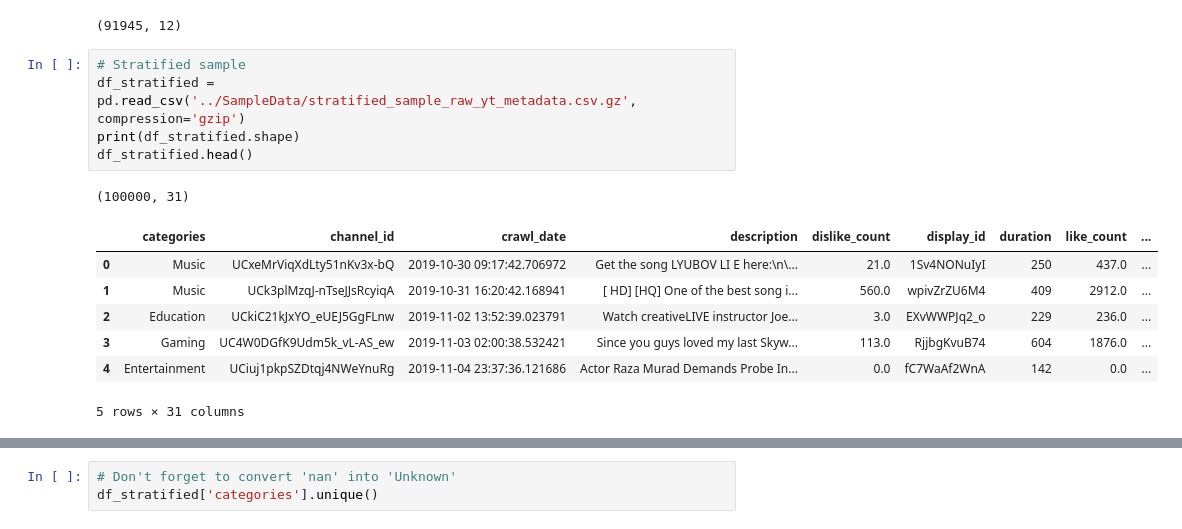
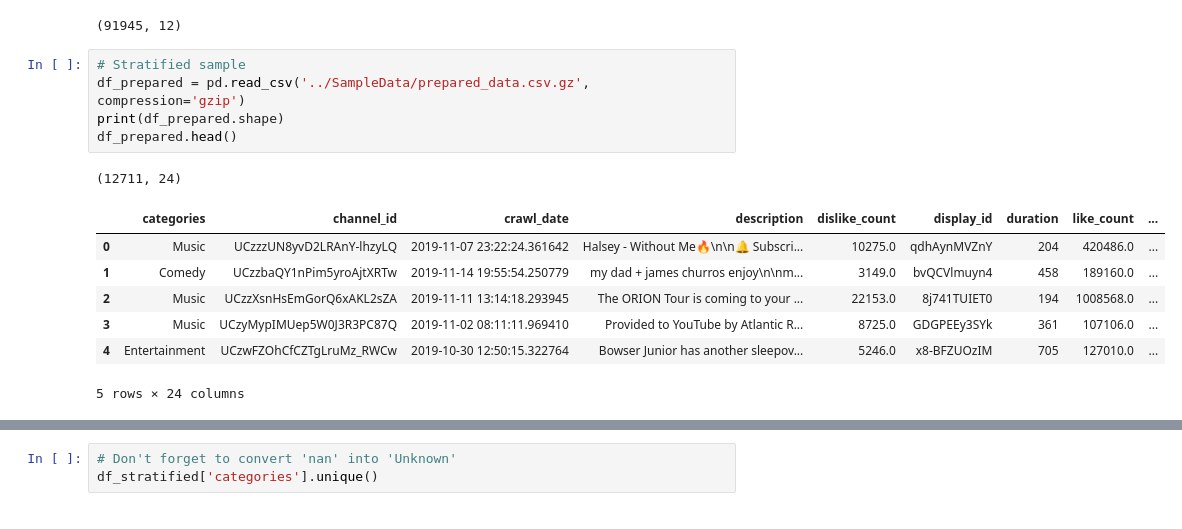
Before and after one commit to engindenizdogu/viralscope, a Jupyter notebook: Preprocessing/data_exploration.ipynb, the cells around one changed output, grey strips where cells are left out. Drawn from its saved outputs; the diff is of its cells as text.

```diff
--- a/Preprocessing/data_exploration.ipynb
+++ b/Preprocessing/data_exploration.ipynb
@@ -49,15 +145,15 @@ df_random[df_random['tags'].isna()].shape
 (91945, 12)
 # %%
 # Stratified sample
-df_stratified = pd.read_csv('../SampleData/stratified_sample_raw_yt_metadata.csv.gz', compression='gzip')
-print(df_stratified.shape)
-df_stratified.head()
+df_prepared = pd.read_csv('../SampleData/prepared_data.csv.gz', compression='gzip')
+print(df_prepared.shape)
+df_prepared.head()
 # %% [output]
-(100000, 31)
+(12711, 24)
 |  | categories | channel_id | crawl_date | description | dislike_count | display_id | duration | like_count | ... |
-| 0 | Music | UCxeMrViqXdLty51nKv3x-bQ | 2019-10-30 09:17:42.706972 | Get the song LYUBOV LI E here:\n\... | 21.0 | 1Sv4NONuIyI | 250 | 437.0 | ... |
-| 1 | Music | UCk3plMzqJ-nTseJJsRcyiqA | 2019-10-31 16:20:42.168941 | [ HD] [HQ] One of the best song i... | 560.0 | wpivZrZU6M4 | 409 | 2912.0 | ... |
-| 2 | Education | UCkiC21kJxYO_eUEJ5GgFLnw | 2019-11-02 13:52:39.023791 | Watch creativeLIVE instructor Joe... | 3.0 | EXvWWPJq2_o | 229 | 236.0 | ... |
-| 3 | Gaming | UC4W0DGfK9Udm5k_vL-AS_ew | 2019-11-03 02:00:38.532421 | Since you guys loved my last Skyw... | 113.0 | RjjbgKvuB74 | 604 | 1876.0 | ... |
-| 4 | Entertainment | UCiuj1pkpSZDtqj4NWeYnuRg | 2019-11-04 23:37:36.121686 | Actor Raza Murad Demands Probe In... | 0.0 | fC7WaAf2WnA | 142 | 0.0 | ... |
+| 0 | Music | UCzzzUN8yvD2LRAnY-lhzyLQ | 2019-11-07 23:22:24.361642 | Halsey - Without Me🔥\n\n🔔 Subscri... | 10275.0 | qdhAynMVZnY | 204 | 420486.0 | ... |
+| 1 | Comedy | UCzzbaQY1nPim5yroAjtXRTw | 2019-11-14 19:55:54.250779 | my dad + james churros enjoy\n\nm... | 3149.0 | bvQCVlmuyn4 | 458 | 189160.0 | ... |
+| 2 | Music | UCzzXsnHsEmGorQ6xAKL2sZA | 2019-11-11 13:14:18.293945 | The ORION Tour is coming to your ... | 22153.0 | 8j741TUIET0 | 194 | 1008568.0 | ... |
+| 3 | Music | UCzyMypIMUep5W0J3R3PC87Q | 2019-11-02 08:11:11.969410 | Provided to YouTube by Atlantic R... | 8725.0 | GDGPEEy3SYk | 361 | 107106.0 | ... |
+| 4 | Entertainment | UCzwFZOhCfCZTgLruMz_RWCw | 2019-10-30 12:50:15.322764 | Bowser Junior has another sleepov... | 5246.0 | x8-BFZUOzIM | 705 | 127010.0 | ... |
-5 rows × 31 columns
+5 rows × 24 columns
```
Also changed, not shown: parts of 16 cells of this notebook, 49 other files.
